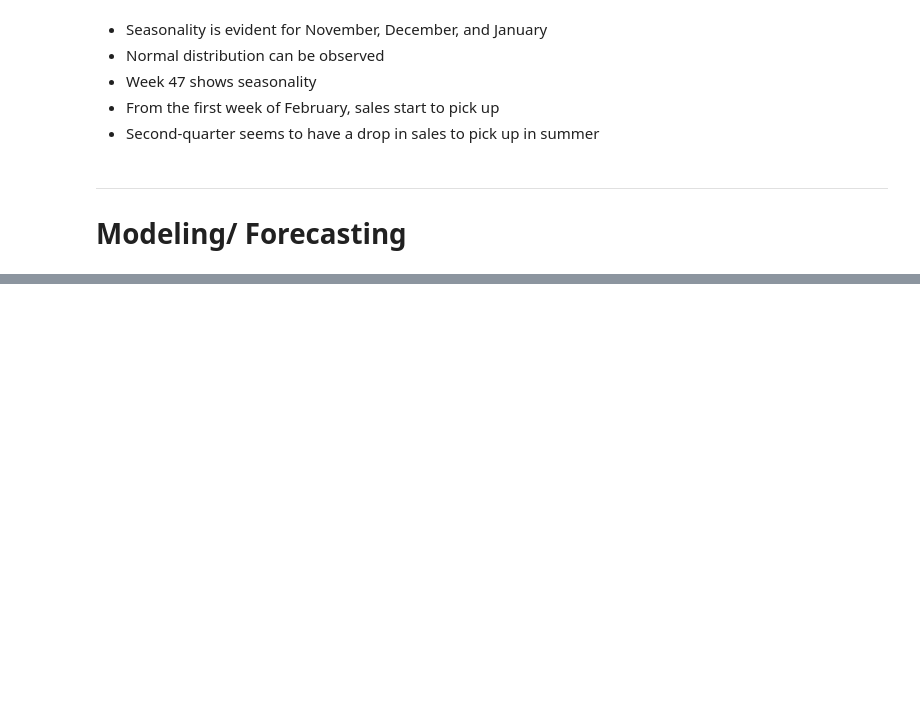
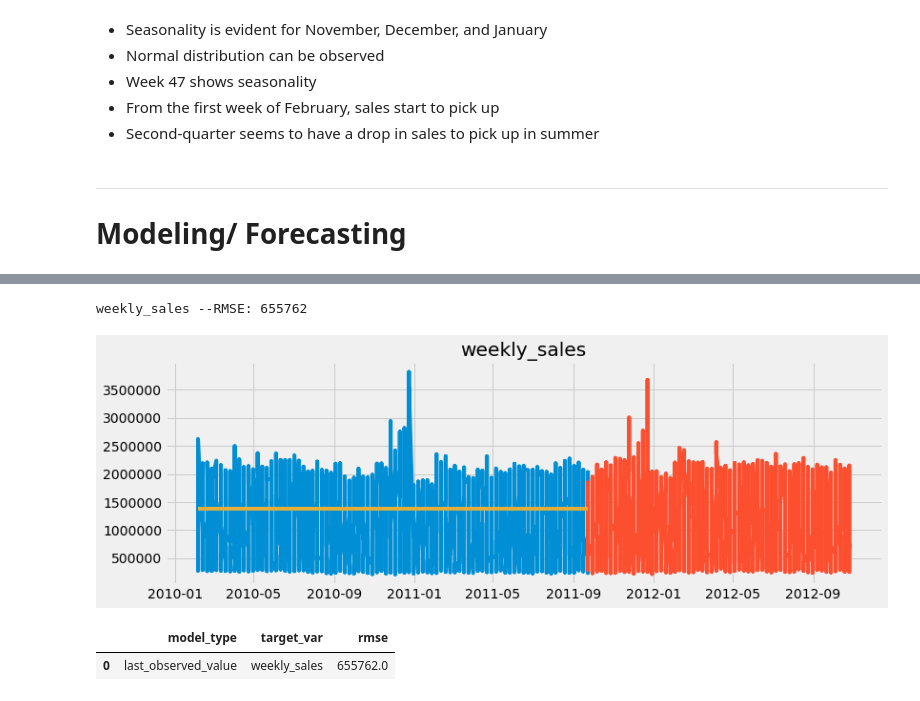
Before and after one commit to VelasquezAlejandro044/alejandro-individual-project, a Jupyter notebook: walmart_sales_data_work.ipynb, the cells around one changed output, grey strips where cells are left out. Drawn from its saved outputs; the diff is of its cells as text; code cells hidden in the pictures; blank space fills up the shorter version.

```diff
--- a/walmart_sales_data_work.ipynb
+++ b/walmart_sales_data_work.ipynb
@@ -375,7 +393,7 @@ target_var = 'weekly_sales'
 # evaluation function to compute rmse
 def evaluate(target_var):
     """
-    will compute the Mean Squared Error and the Rood Mean Squared Error to evaluate.
+    Function will compute the Mean Squared Error and the Rood Mean Squared Error to evaluate.
     """
     rmse = round(sqrt(mean_squared_error(train[target_var], yhat_df[target_var])), 0)
     return rmse
@@ -384,12 +402,11 @@ def evaluate(target_var):
 def plot_and_eval(target_var):
     """
     Function will plot train and test values with the predicted
-    values in order to compare performance.
+    values to compare performance.
     """
-    plt.figure(figsize = (12,4))
-    plt.plot(train[target_var], label = 'Train', linewidth = 1)
+    plot_samples(target_var)
     plt.plot(yhat_df[target_var])
     plt.title(target_var)
-    rmse = test(target_var)
-    print(target_var, '-- RMSE: {:.0f}'.format(rmse))
+    rmse = evaluate(target_var)
+    print(target_var, '--RMSE: {:.0f}'.format(rmse))
     plt.show()
@@ -430,3 +456,6 @@ train
 # %%
-for col in train:
-    eval_df = append_eval_df(model_type = 'last_observed_value', target_var = target_var)
+for col in train.columns:
+    plot_and_eval(col)
+# %% [output]
+weekly_sales --RMSE: 655762
+[figure, added]
@@ -434,0 +465,5 @@ eval_df
+# %%
+eval_df
+# %% [output]
+|  | model_type | target_var | rmse |
+| 0 | last_observed_value | weekly_sales | 655762.0 |
```
Also changed, not shown: parts of 61 cells of this notebook, 2 other files.
